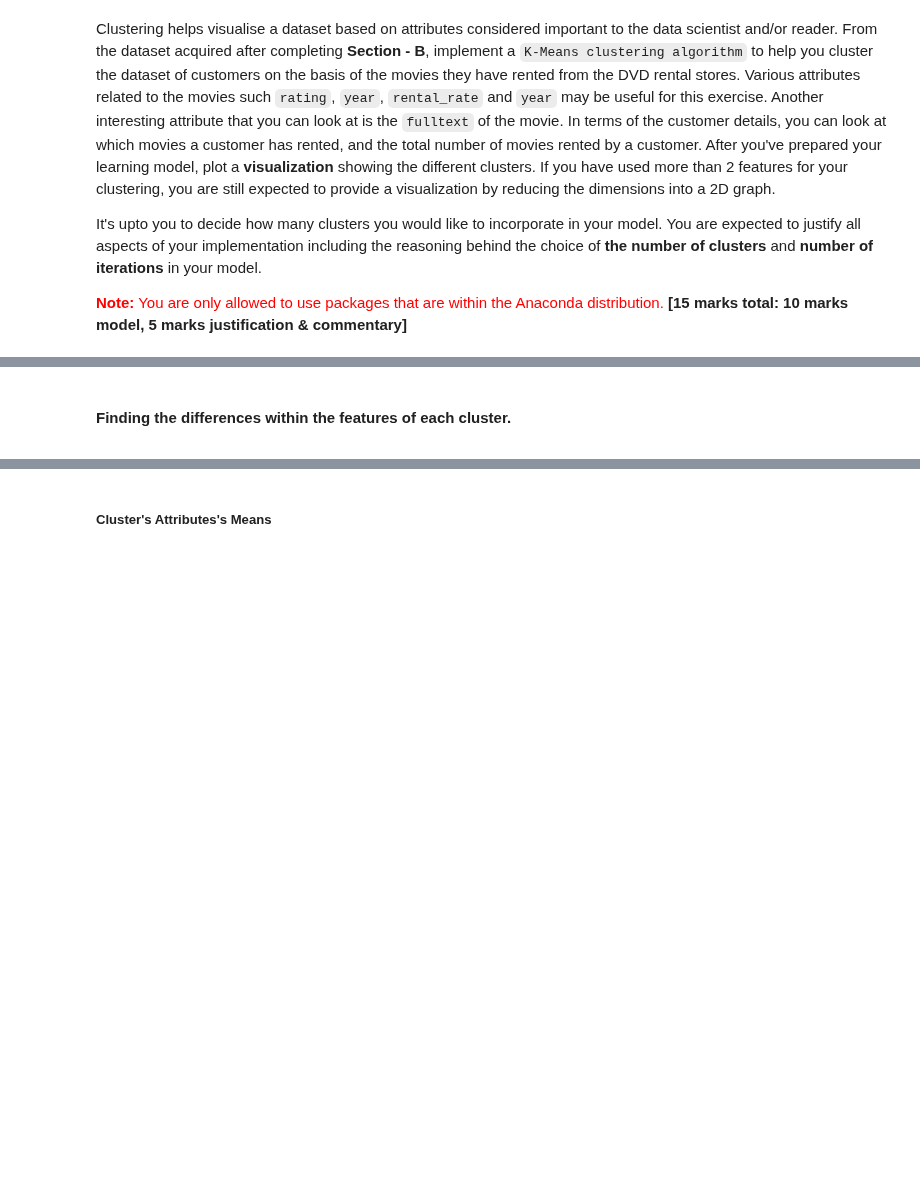
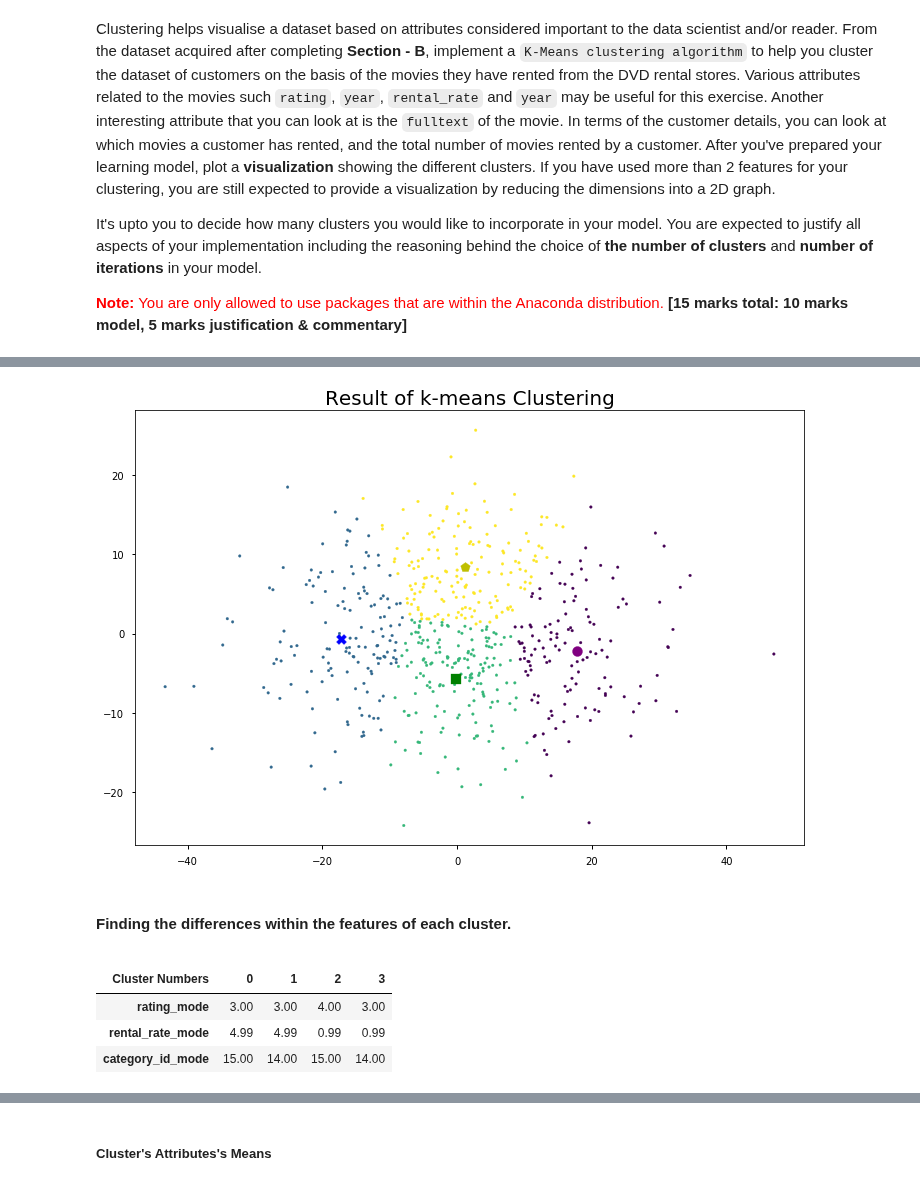
Before and after one commit to DannyFirmin/ML-KMeans-KNN-DecisionTrees, a Jupyter notebook: Assignment-2.ipynb, the cells around one changed output, grey strips where cells are left out. Cells and saved outputs as stored; diff of their text form; code cells hidden in the pictures; blank space fills up the shorter version.

```diff
--- a/Assignment-2.ipynb
+++ b/Assignment-2.ipynb
@@ -440,45 +483,54 @@ plt.show()
 # %%
-# As shows from above, the optimal value of K is 4.
-km = KMeans(n_clusters=4, max_iter=1)
+# As shown from above, the optimal value of K is 4.
+# Using random_stae to have a deterministic output such that the output can be referenced in the justifictaion.
+km = KMeans(n_clusters=4, max_iter=35,random_state=12)
 km.fit(transform)
 predicted_clusters = km.predict(transform)
 centers = km.cluster_centers_
 
 # Draw the centriod
 markers = ['o', 'X', 's',"p"]
 colors = ['purple', 'b',"g","y"]
 
 #Initalising Plot
 plt.figure(figsize=(12, 8))
 
 #Scattering actual datapoints
 plt.scatter(transform[:, 0], transform[:, 1], c=predicted_clusters, s=7)
 
 #Adding centeroid
 for ind in range(len(markers)):
     plt.scatter(centers[ind, 0], centers[ind, 1], c=colors[ind], s=100, marker=markers[ind])
 plt.title('Result of k-means Clustering', fontsize=20)
 plt.show()
 
 #Segregating data ;cluster wise.
 df_X['cluster'] = predicted_clusters
 cluster0 = df_X[df_X['cluster'] == 0]
 cluster1 = df_X[df_X['cluster'] == 1]
 cluster2 = df_X[df_X['cluster'] == 2]
 cluster3 = df_X[df_X['cluster'] == 3]
 
 # Obtaining Information for Analysis
 df_cluster0_description=cluster0.describe()
 df_cluster1_description=cluster1.describe()
 df_cluster2_description=cluster2.describe()
 df_cluster3_description=cluster3.describe()
+# %% [output]
+[figure, added]
 # %% [markdown]
 ####   Finding the differences within the features of each cluster.
 <a id='category_id'></a>
 # %%
+#Finding the most frequently used attribute values for each cluster.
 modes=[]
 mode_features=  ['rating_mode', 'rental_rate_mode','category_id_mode']
 dict_df_mode=dict()
 for cluster_no in range(4):
       dict_df_mode[cluster_no]= [ df_X[df_X.cluster==cluster_no][feature].mode()[0] for feature in mode_features ]
 pd.DataFrame(dict_df_mode,index=mode_features).rename_axis("Cluster Numbers",axis=1)
+# %% [output]
+| Cluster Numbers | 0 | 1 | 2 | 3 |
+| rating_mode | 3.00 | 3.00 | 4.00 | 3.00 |
+| rental_rate_mode | 4.99 | 4.99 | 0.99 | 0.99 |
+| category_id_mode | 15.00 | 14.00 | 15.00 | 14.00 |
```
Also changed, not shown: parts of 17 cells of this notebook.
